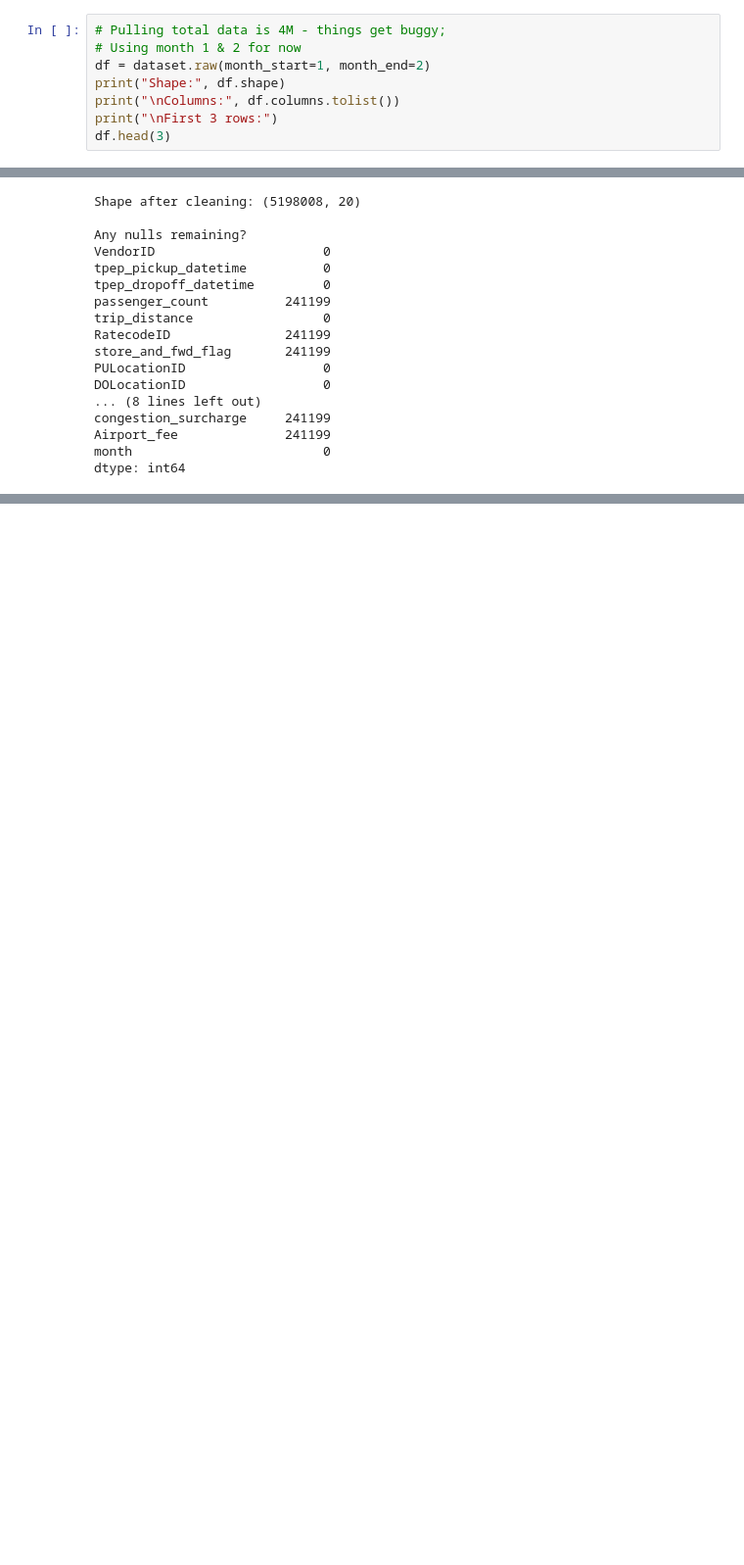
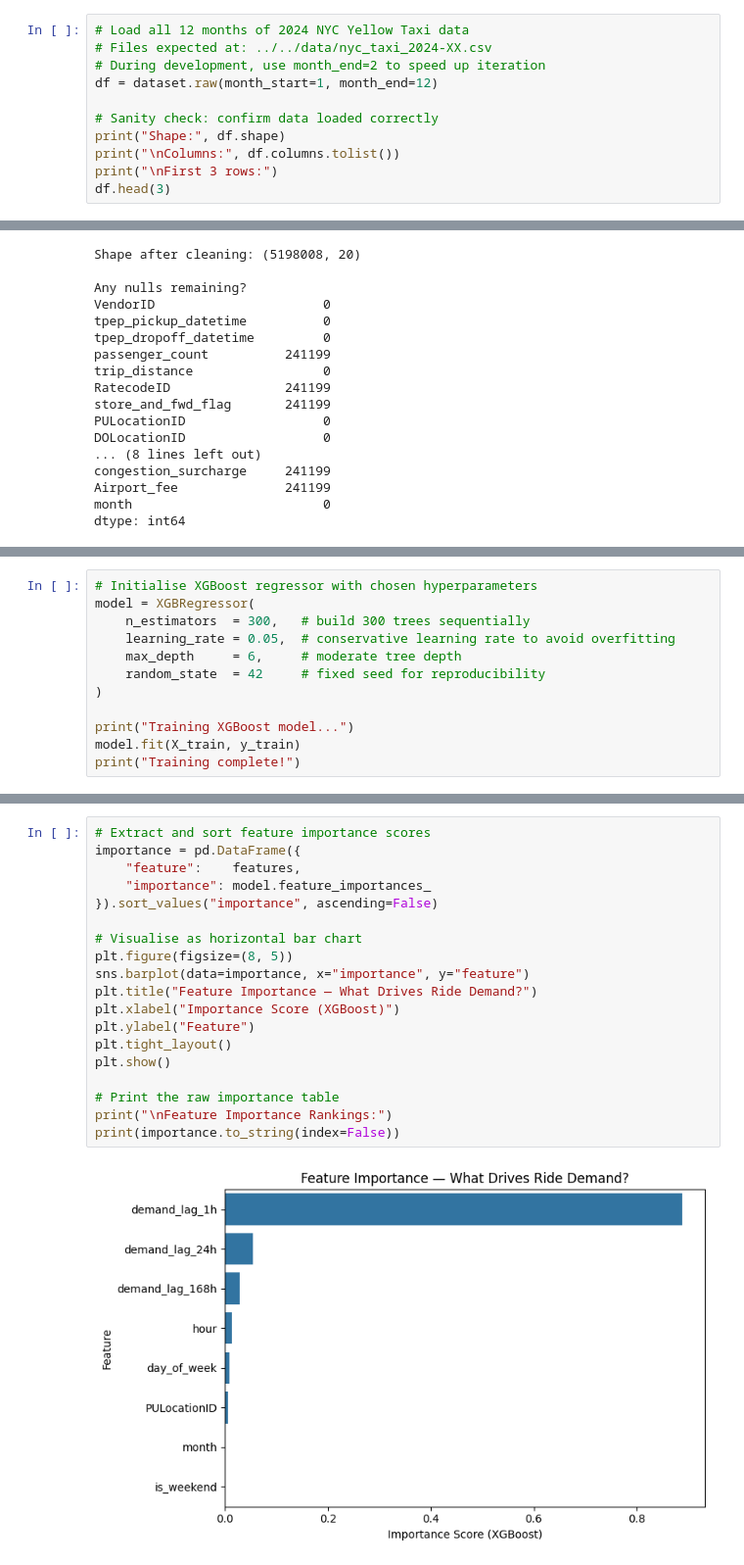
Before and after one commit to emma123456789102/Machine-Learning-Taxi-, a Jupyter notebook: models/ride_demand/00_explore.ipynb, the cells around one changed output, grey strips where cells are left out. Shown at 98% size. Saved outputs shown, nothing was run; the diff lists cells and outputs as text; blank space fills up the shorter version.

```diff
--- a/models/ride_demand/00_explore.ipynb
+++ b/models/ride_demand/00_explore.ipynb
@@ -16,7 +41,10 @@ from sklearn.metrics import mean_absolute_error, root_mean_squared_error
 # %%
-# Pulling total data is 4M - things get buggy;
-# Using month 1 & 2 for now
-df = dataset.raw(month_start=1, month_end=2)
+# Load all 12 months of 2024 NYC Yellow Taxi data
+# Files expected at: ../../data/nyc_taxi_2024-XX.csv
+# During development, use month_end=2 to speed up iteration
+df = dataset.raw(month_start=1, month_end=12)
+
+# Sanity check: confirm data loaded correctly
 print("Shape:", df.shape)
 print("\nColumns:", df.columns.tolist())
 print("\nFirst 3 rows:")
@@ -94,0 +397,12 @@ dtype: int64
+# %%
+# Initialise XGBoost regressor with chosen hyperparameters
+model = XGBRegressor(
+    n_estimators  = 300,   # build 300 trees sequentially
+    learning_rate = 0.05,  # conservative learning rate to avoid overfitting
+    max_depth     = 6,     # moderate tree depth
+    random_state  = 42     # fixed seed for reproducibility
+)
+
+print("Training XGBoost model...")
+model.fit(X_train, y_train)
+print("Training complete!")
@@ -94,0 +462,21 @@ dtype: int64
+# %%
+# Extract and sort feature importance scores
+importance = pd.DataFrame({
+    "feature":    features,
+    "importance": model.feature_importances_
+}).sort_values("importance", ascending=False)
+
+# Visualise as horizontal bar chart
+plt.figure(figsize=(8, 5))
+sns.barplot(data=importance, x="importance", y="feature")
+plt.title("Feature Importance — What Drives Ride Demand?")
+plt.xlabel("Importance Score (XGBoost)")
+plt.ylabel("Feature")
+plt.tight_layout()
+plt.show()
+
+# Print the raw importance table
+print("\nFeature Importance Rankings:")
+print(importance.to_string(index=False))
+# %% [output]
+[figure, added]
```
Also changed, not shown: parts of 37 cells of this notebook, 1 other file.
